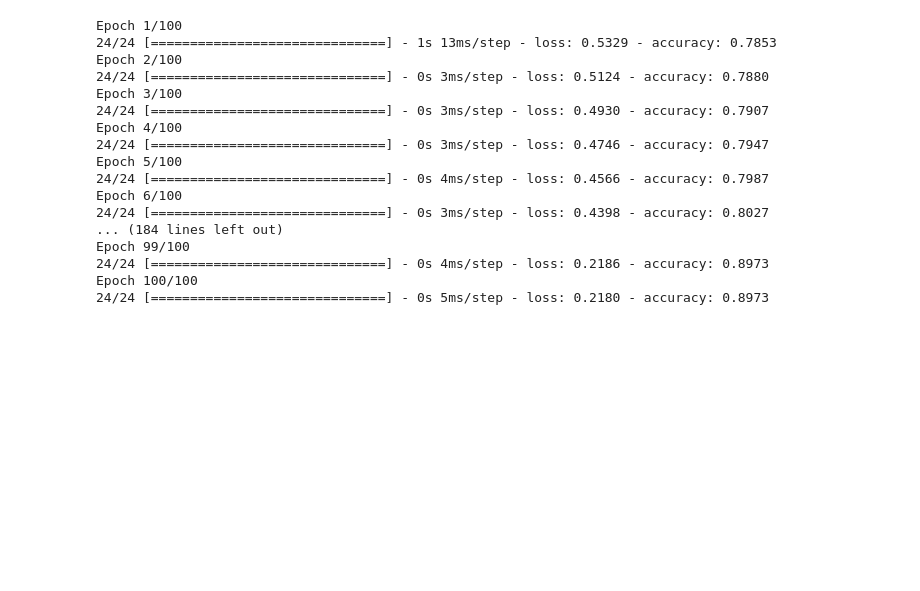
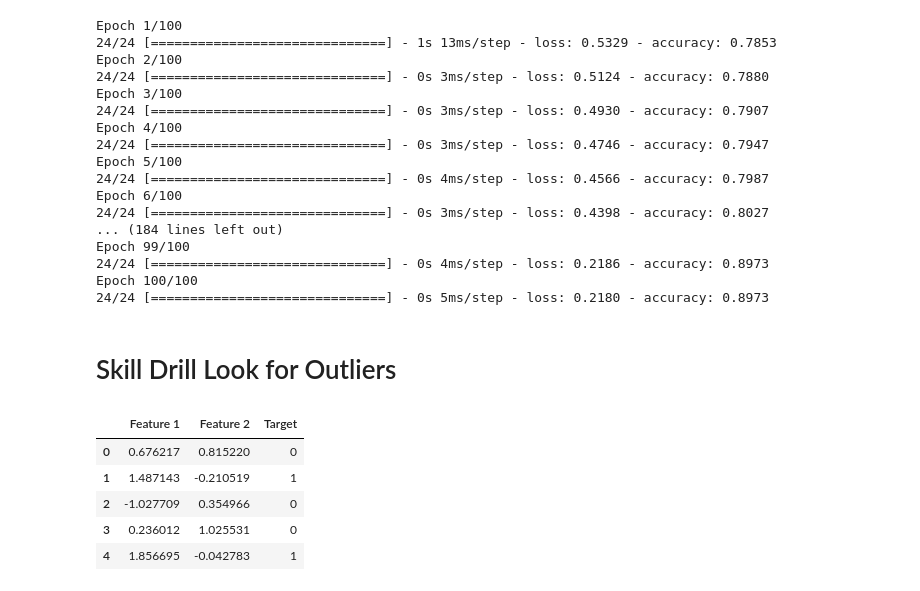
Before and after one commit to david-garza/Neural_Network_Charity_Analysis, a Jupyter notebook: basic_neural_network.ipynb, the cells around one changed output. Cells and saved outputs as stored; diff of their text form; code cells hidden in the pictures; blank space fills up the shorter version.

Commit message:
outlier skill drill

```diff
--- a/basic_neural_network.ipynb
+++ b/basic_neural_network.ipynb
@@ -230,3 +230,14 @@ Epoch 99/100
 24/24 [==============================] - 0s 4ms/step - loss: 0.2186 - accuracy: 0.8973
 Epoch 100/100
 24/24 [==============================] - 0s 5ms/step - loss: 0.2180 - accuracy: 0.8973
+# %% [markdown]
+# Skill Drill Look for Outliers
+# %%
+df_moons.head()
+# %% [output]
+|  | Feature 1 | Feature 2 | Target |
+| 0 | 0.676217 | 0.815220 | 0 |
+| 1 | 1.487143 | -0.210519 | 1 |
+| 2 | -1.027709 | 0.354966 | 0 |
+| 3 | 0.236012 | 1.025531 | 0 |
+| 4 | 1.856695 | -0.042783 | 1 |
```
Also changed, not shown: parts of 2 cells of this notebook.
